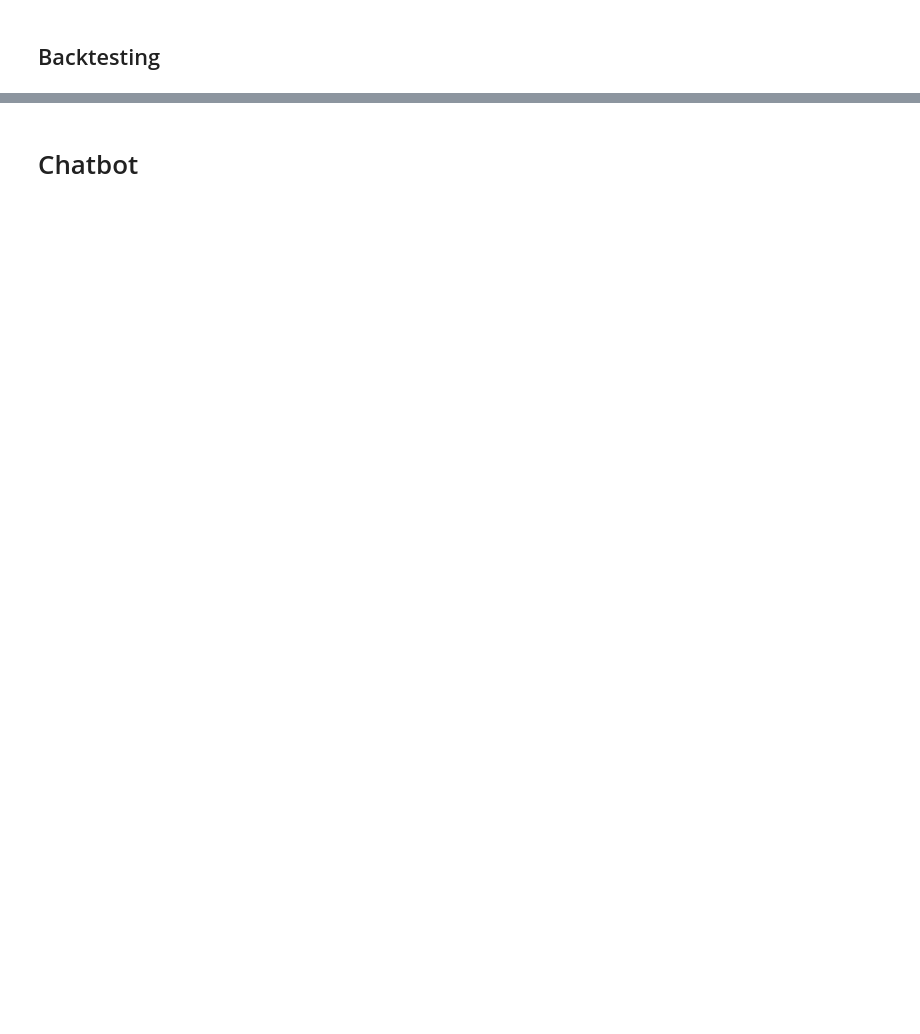
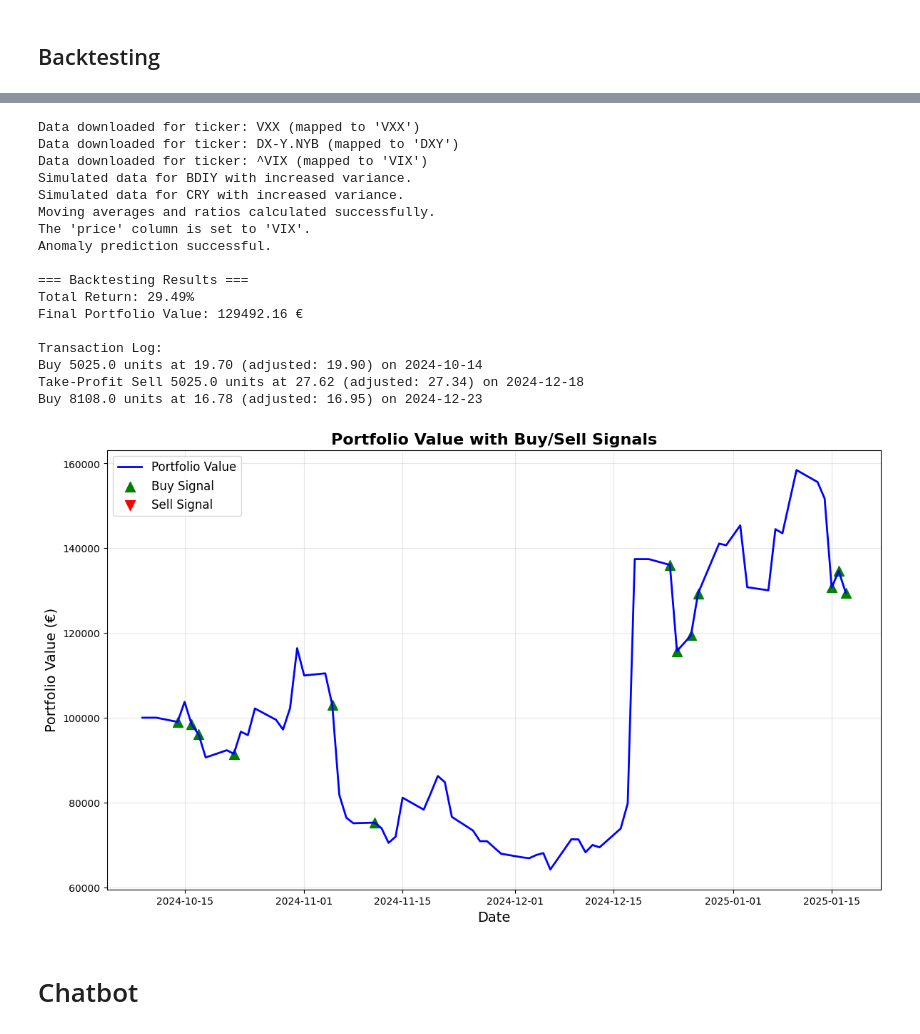
Before and after one commit to HAIBALLA1/market_crash_detection, a Jupyter notebook: notebooks/data_analysis.ipynb, the cells around one changed output, grey strips where cells are left out. Drawn from its saved outputs; the diff is of its cells as text; code cells hidden in the pictures; blank space fills up the shorter version.

Commit message:
Plot portfolio and update Chatbot

```diff
--- a/notebooks/data_analysis.ipynb
+++ b/notebooks/data_analysis.ipynb
@@ -662,7 +312,7 @@ def define_real_time_strategy(row, price_column='price'):
 
     if anomaly_prob > 0.8 and price < lower_threshold:
         return "Buy"
-    elif anomaly_prob < 0.3 and price > upper_threshold:
+    elif anomaly_prob < 0.25 and price > upper_threshold:
         return "Sell"
     else:
         return "Hold"
@@ -891,3 +499,65 @@ KeyError: 'Strategy'
+# %%
+import matplotlib.pyplot as plt
+
+def plot_backtesting_results(dataset):
+    """
+    Plots the backtesting results, including portfolio value and buy/sell signals.
+
+    Parameters:
+        - dataset: The DataFrame returned by `backtest_strategy` containing portfolio values and signals.
+
+    Returns:
+        - None
+    """
+    if dataset is None or dataset.empty:
+        print("No data available to plot.")
+        return
+
+    # Extract buy and sell signals
+    buy_signals = dataset[dataset['Strategy'] == 'Buy']
+    sell_signals = dataset[dataset['Strategy'] == 'Sell']
+
+    # Create the plot
+    plt.figure(figsize=(14, 8))
+    plt.plot(dataset.index, dataset['Portfolio_Value'], label='Portfolio Value', color='blue', linewidth=2)
+    plt.scatter(buy_signals.index, buy_signals['Portfolio_Value'], color='green', label='Buy Signal', marker='^', s=100)
+    plt.scatter(sell_signals.index, sell_signals['Portfolio_Value'], color='red', label='Sell Signal', marker='v', s=100)
+
+    # Add titles and labels
+    plt.title("Portfolio Value with Buy/Sell Signals", fontsize=16, fontweight='bold')
+    plt.xlabel("Date", fontsize=14)
+    plt.ylabel("Portfolio Value (€)", fontsize=14)
+    plt.legend(fontsize=12)
+    plt.grid(alpha=0.3)
+
+    # Display the plot
+    plt.show()
+
+
+dataset = backtest_strategy(model)
+if dataset is not None:
+    plot_backtesting_results(dataset)
+else:
+    print("No dataset returned by backtest_strategy.")
+# %% [output]
+Data downloaded for ticker: VXX (mapped to 'VXX')
+Data downloaded for ticker: DX-Y.NYB (mapped to 'DXY')
+Data downloaded for ticker: ^VIX (mapped to 'VIX')
+Simulated data for BDIY with increased variance.
+Simulated data for CRY with increased variance.
+Moving averages and ratios calculated successfully.
+The 'price' column is set to 'VIX'.
+Anomaly prediction successful.
+
+=== Backtesting Results ===
+Total Return: 29.49%
+Final Portfolio Value: 129492.16 €
+
+Transaction Log:
+Buy 5025.0 units at 19.70 (adjusted: 19.90) on 2024-10-14
+Take-Profit Sell 5025.0 units at 27.62 (adjusted: 27.34) on 2024-12-18
+Buy 8108.0 units at 16.78 (adjusted: 16.95) on 2024-12-23
+[figure, added]
 # %% [markdown]
 # Chatbot
 # %%
```
Also changed, not shown: parts of 9 cells of this notebook.
